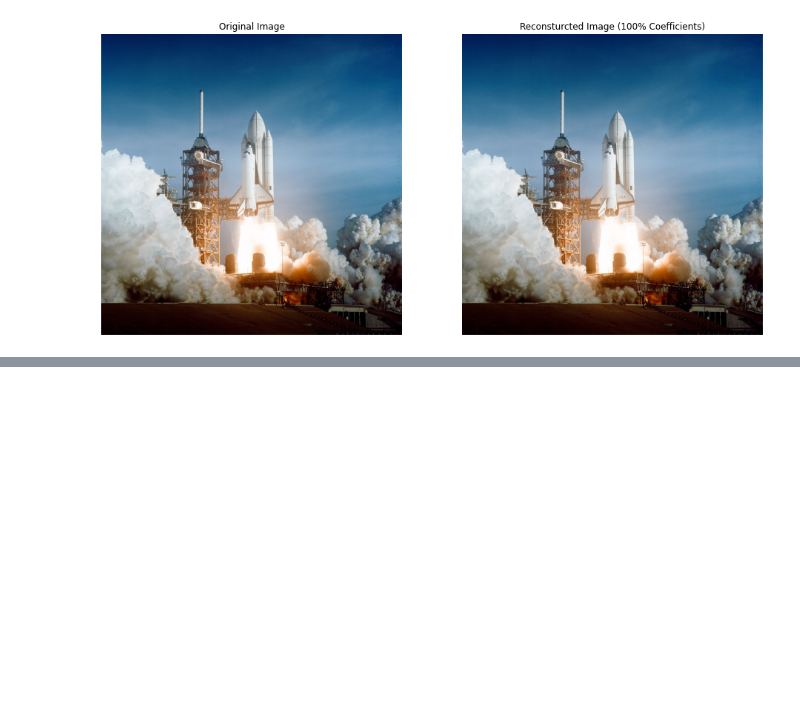
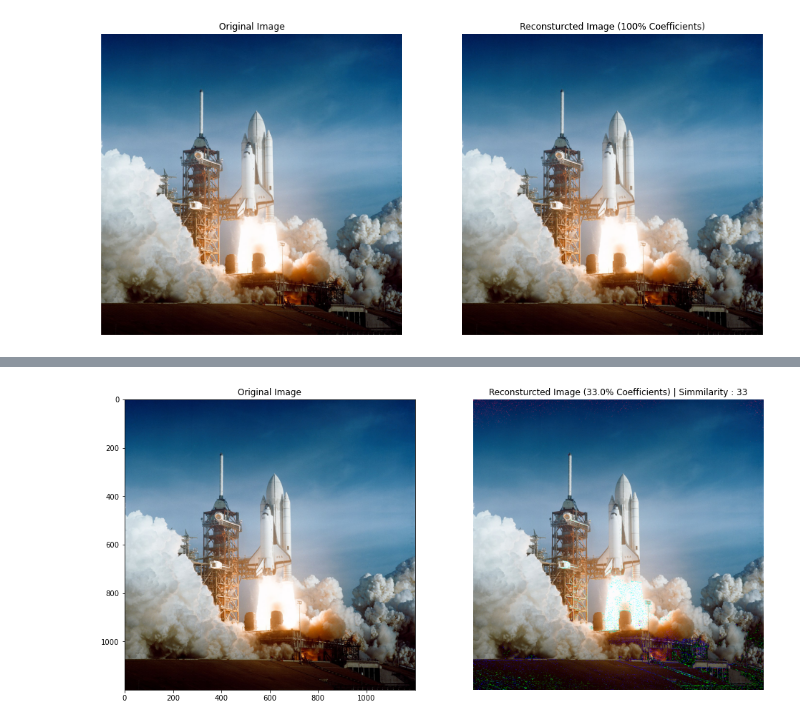
Before and after one commit to Artash-N/UTAT-JPG2DCT, a Jupyter notebook: RGB DCT IMAGE COMPRESSION WITH SIMMILARITY COMPARISON.ipynb, the cells around one changed output, grey strips where cells are left out. Saved outputs shown, nothing was run; the diff lists cells and outputs as text; code cells hidden in the pictures; blank space fills up the shorter version.

```diff
--- a/RGB DCT IMAGE COMPRESSION WITH SIMMILARITY COMPARISON.ipynb
+++ b/RGB DCT IMAGE COMPRESSION WITH SIMMILARITY COMPARISON.ipynb
@@ -103,3 +89,7 @@ def DCTrecreate(im, thresh, display = False):
+# %%
+DCTrecreate(im, 0.33, display=True) # Reconstructing image with 50% loss in DCT Coefficients
+# %% [output]
+[figure, added]
 # %%
 thresholds = np.flip(np.array(list(range(1, 100))))
 
```
Also changed, not shown: parts of 16 cells of this notebook.
